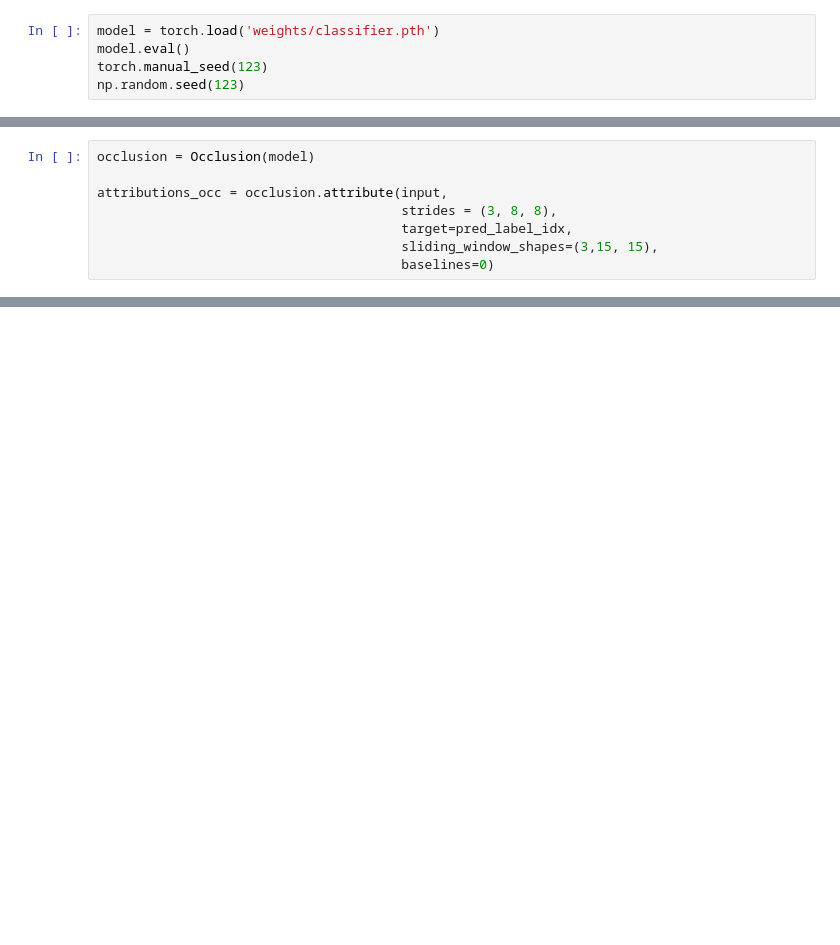
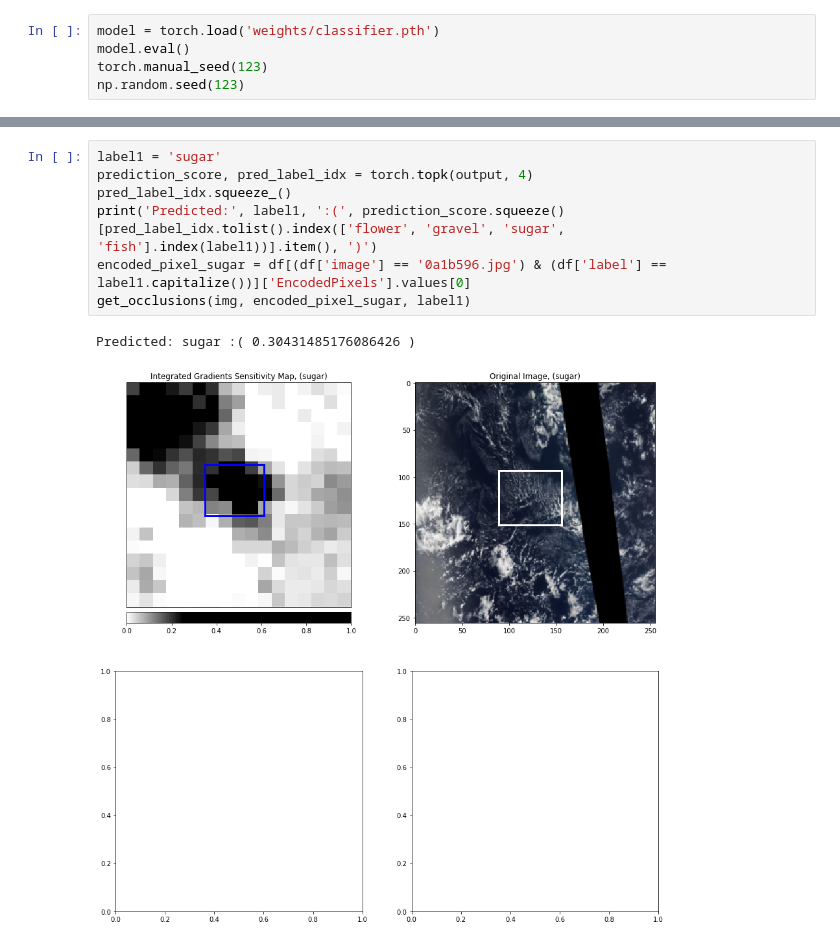
Before and after one commit to o-hx/CV-Proj, a Jupyter notebook: ModelVisualisation.ipynb, the cells around one changed output, grey strips where cells are left out. Cells and saved outputs as stored; diff of their text form; blank space fills up the shorter version.

```diff
--- a/ModelVisualisation.ipynb
+++ b/ModelVisualisation.ipynb
@@ -98,8 +67,0 @@ imshow(transformed_img.detach().cpu().numpy().transpose((1, 2, 0)))
-# %%
-occlusion = Occlusion(model)
-
-attributions_occ = occlusion.attribute(input,
-                                       strides = (3, 8, 8),
-                                       target=pred_label_idx,
-                                       sliding_window_shapes=(3,15, 15),
-                                       baselines=0)
@@ -115,0 +204,10 @@ _ = viz.visualize_image_attr_multiple(np.transpose(attributions_occ.squeeze().cp
+# %%
+label1 = 'sugar'
+prediction_score, pred_label_idx = torch.topk(output, 4)
+pred_label_idx.squeeze_()
+print('Predicted:', label1, ':(', prediction_score.squeeze()[pred_label_idx.tolist().index(['flower', 'gravel', 'sugar', 'fish'].index(label1))].item(), ')')
+encoded_pixel_sugar = df[(df['image'] == '0a1b596.jpg') & (df['label'] == label1.capitalize())]['EncodedPixels'].values[0]
+get_occlusions(img, encoded_pixel_sugar, label1)
+# %% [output]
+Predicted: sugar :( 0.30431485176086426 )
+[figure, added]
```
Also changed, not shown: parts of 15 cells of this notebook, 1 other file.
